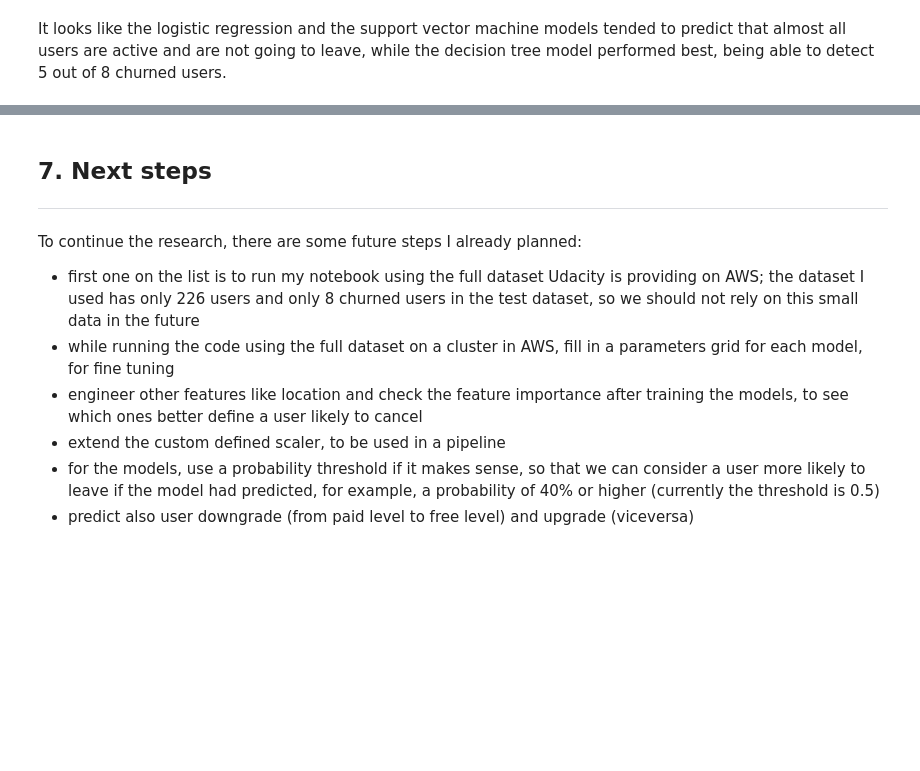
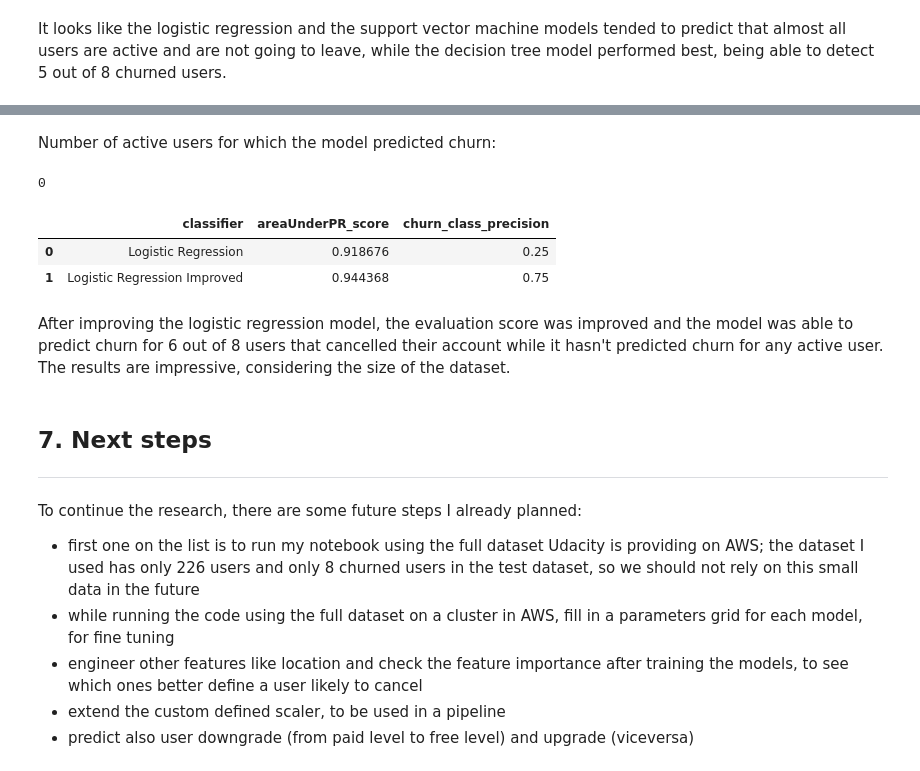
Before and after one commit to irina-hulea/user-churn-prediction, a Jupyter notebook: sparkify-user-churn-prediction.ipynb, the cells around one changed output, grey strips where cells are left out. Cells and saved outputs as stored; diff of their text form; code cells hidden in the pictures; blank space fills up the shorter version.

Commit message:
added fine tuning for logistic regression model

```diff
--- a/sparkify-user-churn-prediction.ipynb
+++ b/sparkify-user-churn-prediction.ipynb
@@ -1473,0 +1462,7 @@ It looks like the logistic regression and the support vector machine models tend
+# %%
+tuned_lr_model = get_model(features, lr_classifier, lr_grid, evaluator)
+# %%
+tuned_lr_model = tuned_lr_model.fit(train)
+lr_best_model = tuned_lr_model.bestModel
+# %%
+tuned_lr_predictions = tuned_lr_model.transform(test)
@@ -1474,3 +1529,24 @@ It looks like the logistic regression and the support vector machine models tend
+# %% [markdown]
+Number of active users for which the model predicted churn:
+# %%
+tuned_lr_predictions.filter((tuned_lr_predictions.label == 0) & (tuned_lr_predictions.prediction != tuned_lr_predictions.label)).count()
+# %% [output]
+0
+# %%
+results = results.append({'classifier' : 'Logistic Regression Improved',
+                          'areaUnderPR_score' : evaluator.evaluate(tuned_lr_predictions),
+                          'churn_class_precision' : get_precision(tuned_lr_predictions, label=1),
+                         },
+                         ignore_index=True
+                        )
+# %%
+results
+# %% [output]
+|  | classifier | areaUnderPR_score | churn_class_precision |
+| 0 | Logistic Regression | 0.918676 | 0.25 |
+| 1 | Logistic Regression Improved | 0.944368 | 0.75 |
+# %% [markdown]
+After improving the logistic regression model, the evaluation score was improved and the model was able to predict churn for 6 out of 8 users that cancelled their account while it hasn't predicted churn for any active user. The results are impressive, considering the size of the dataset.
 # %% [markdown]
 ## 7. Next steps
 ___
@@ -1480,5 +1556,4 @@ To continue the research, there are some future steps I already planned:
 - while running the code using the full dataset on a cluster in AWS, fill in a parameters grid for each model, for fine tuning
 - engineer other features like location and check the feature importance after training the models, to see which ones better define a user likely to cancel
 - extend the custom defined scaler, to be used in a pipeline
-- for the models, use a probability threshold if it makes sense, so that we can consider a user more likely to leave if the model had predicted, for example, a probability of 40% or higher (currently the threshold is 0.5)
 - predict also user downgrade (from paid level to free level) and upgrade (viceversa)
```
Also changed, not shown: parts of 23 cells of this notebook.
